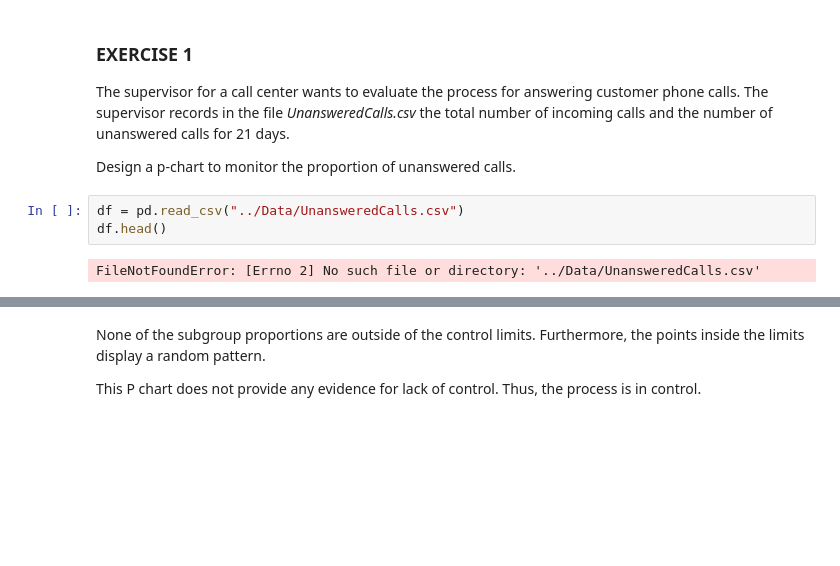
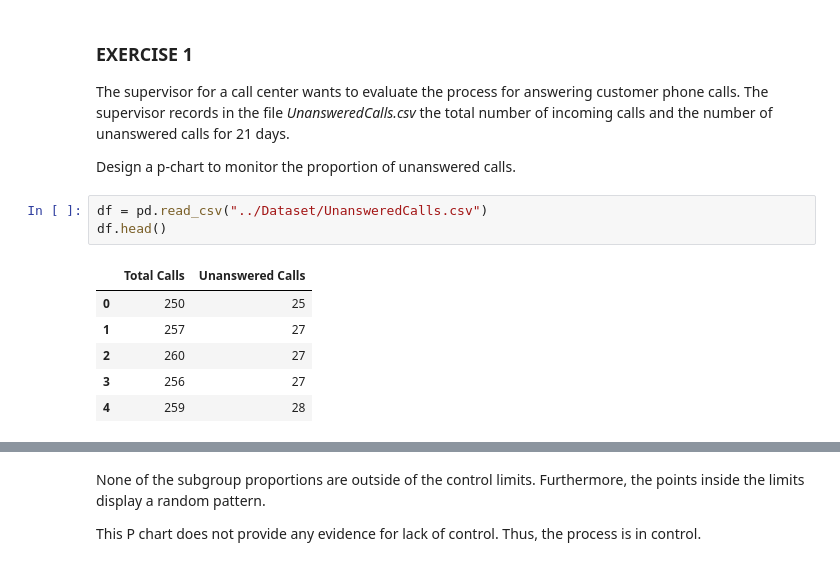
Before and after one commit to Cimap-dev/Quality-data-analysis, a Jupyter notebook: recitations/ESE03 - Attributes and small shifts CC/Python/ESE03_small_shifts_and_attribute.ipynb, the cells around one changed output, grey strips where cells are left out. Saved outputs shown, nothing was run; the diff lists cells and outputs as text; blank space fills up the shorter version.

```diff
--- a/recitations/ESE03 - Attributes and small shifts CC/Python/ESE03_small_shifts_and_attribute.ipynb
+++ b/recitations/ESE03 - Attributes and small shifts CC/Python/ESE03_small_shifts_and_attribute.ipynb
@@ -304,7 +304,12 @@ The supervisor for a call center wants to evaluate the process for answering cus
 
 Design a p-chart to monitor the proportion of unanswered calls.
 # %%
-df = pd.read_csv("../Data/UnansweredCalls.csv")
+df = pd.read_csv("../Dataset/UnansweredCalls.csv")
 df.head()
 # %% [output]
-FileNotFoundError: [Errno 2] No such file or directory: '../Data/UnansweredCalls.csv'
+|  | Total Calls | Unanswered Calls |
+| 0 | 250 | 25 |
+| 1 | 257 | 27 |
+| 2 | 260 | 27 |
+| 3 | 256 | 27 |
+| 4 | 259 | 28 |
```
Also changed, not shown: parts of 5 cells of this notebook, 48 other files.
